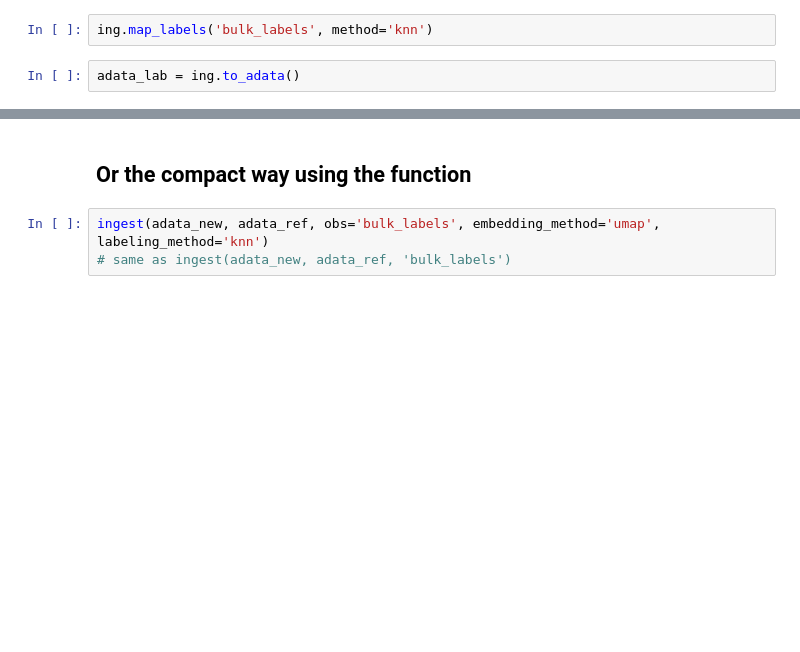
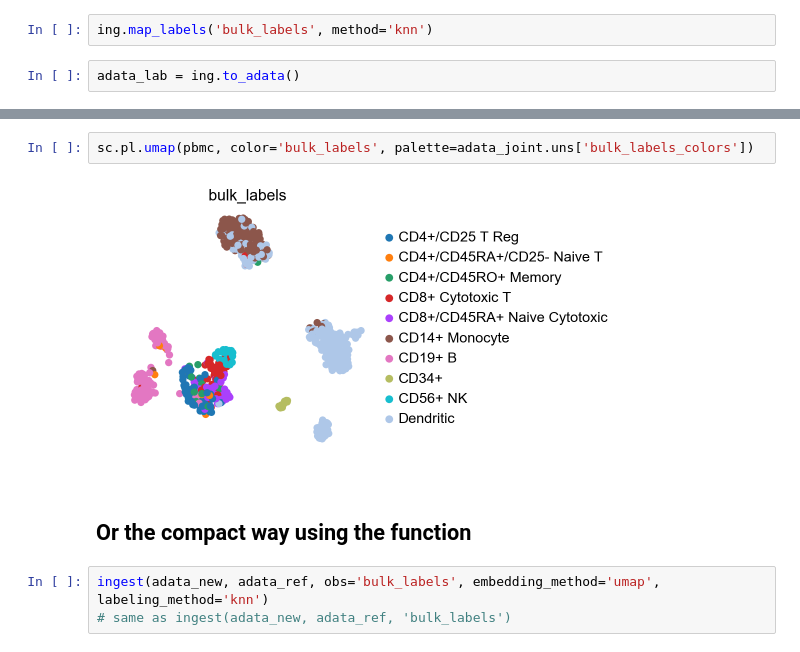
Before and after one commit to Koncopd/anndata-scanpy-benchmarks, a Jupyter notebook: Ingest.ipynb, the cells around one changed output, grey strips where cells are left out. Cells and saved outputs as stored; diff of their text form; blank space fills up the shorter version.

```diff
--- a/Ingest.ipynb
+++ b/Ingest.ipynb
@@ -36,3 +57,7 @@ sc.pl.umap(adata_lab, color='bulk_labels')
+# %%
+sc.pl.umap(pbmc, color='bulk_labels', palette=adata_joint.uns['bulk_labels_colors'])
+# %% [output]
+[figure, added]
 # %% [markdown]
 ## Or the compact way using the function
 # %%
```
Also changed, not shown: parts of 13 cells of this notebook.
